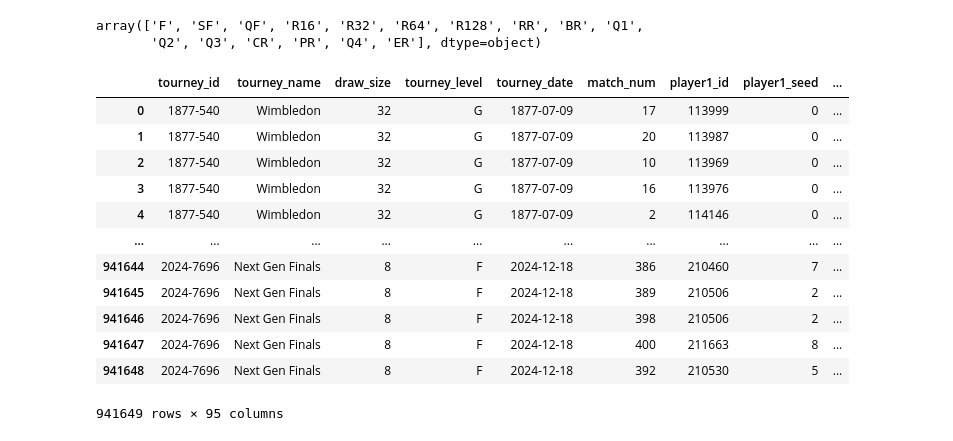
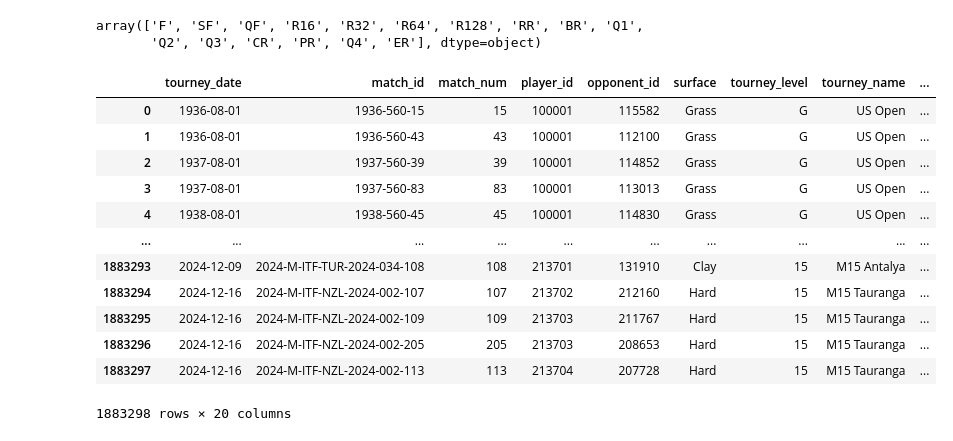
Before and after one commit to phoenox001/TennisMatchAnalysis, a Jupyter notebook: notebooks/eda.ipynb, the cells around one changed output. Cells and saved outputs as stored; diff of their text form; code cells hidden in the pictures.

```diff
--- a/notebooks/eda.ipynb
+++ b/notebooks/eda.ipynb
@@ -453,24 +453,24 @@ array(['F', 'SF', 'QF', 'R16', 'R32', 'R64', 'R128', 'RR', 'BR', 'Q1',
 # %%
 import pandas as pd
 
 file_path = (
-    "/Users/tim/Documents/Projects/TennisMatchAnalysis/data/test_data.parquet"
+    "/Users/tim/Documents/Projects/TennisMatchAnalysis/data/player_data.parquet"
 )
 
 data = pd.read_parquet(file_path)
 
 data
 # %% [output]
-|  | tourney_id | tourney_name | draw_size | tourney_level | tourney_date | match_num | player1_id | player1_seed | ... |
-| 0 | 1877-540 | Wimbledon | 32 | G | 1877-07-09 | 17 | 113999 | 0 | ... |
-| 1 | 1877-540 | Wimbledon | 32 | G | 1877-07-09 | 20 | 113987 | 0 | ... |
-| 2 | 1877-540 | Wimbledon | 32 | G | 1877-07-09 | 10 | 113969 | 0 | ... |
-| 3 | 1877-540 | Wimbledon | 32 | G | 1877-07-09 | 16 | 113976 | 0 | ... |
-| 4 | 1877-540 | Wimbledon | 32 | G | 1877-07-09 | 2 | 114146 | 0 | ... |
+|  | tourney_date | match_id | match_num | player_id | opponent_id | surface | tourney_level | tourney_name | ... |
+| 0 | 1936-08-01 | 1936-560-15 | 15 | 100001 | 115582 | Grass | G | US Open | ... |
+| 1 | 1936-08-01 | 1936-560-43 | 43 | 100001 | 112100 | Grass | G | US Open | ... |
+| 2 | 1937-08-01 | 1937-560-39 | 39 | 100001 | 114852 | Grass | G | US Open | ... |
+| 3 | 1937-08-01 | 1937-560-83 | 83 | 100001 | 113013 | Grass | G | US Open | ... |
+| 4 | 1938-08-01 | 1938-560-45 | 45 | 100001 | 114830 | Grass | G | US Open | ... |
 | ... | ... | ... | ... | ... | ... | ... | ... | ... | ... |
-| 941644 | 2024-7696 | Next Gen Finals | 8 | F | 2024-12-18 | 386 | 210460 | 7 | ... |
-| 941645 | 2024-7696 | Next Gen Finals | 8 | F | 2024-12-18 | 389 | 210506 | 2 | ... |
-| 941646 | 2024-7696 | Next Gen Finals | 8 | F | 2024-12-18 | 398 | 210506 | 2 | ... |
-| 941647 | 2024-7696 | Next Gen Finals | 8 | F | 2024-12-18 | 400 | 211663 | 8 | ... |
-| 941648 | 2024-7696 | Next Gen Finals | 8 | F | 2024-12-18 | 392 | 210530 | 5 | ... |
+| 1883293 | 2024-12-09 | 2024-M-ITF-TUR-2024-034-108 | 108 | 213701 | 131910 | Clay | 15 | M15 Antalya | ... |
+| 1883294 | 2024-12-16 | 2024-M-ITF-NZL-2024-002-107 | 107 | 213702 | 212160 | Hard | 15 | M15 Tauranga | ... |
+| 1883295 | 2024-12-16 | 2024-M-ITF-NZL-2024-002-109 | 109 | 213703 | 211767 | Hard | 15 | M15 Tauranga | ... |
+| 1883296 | 2024-12-16 | 2024-M-ITF-NZL-2024-002-205 | 205 | 213703 | 208653 | Hard | 15 | M15 Tauranga | ... |
+| 1883297 | 2024-12-16 | 2024-M-ITF-NZL-2024-002-113 | 113 | 213704 | 207728 | Hard | 15 | M15 Tauranga | ... |
-941649 rows × 95 columns
+1883298 rows × 20 columns
```
Also changed, not shown: 5 other files.
